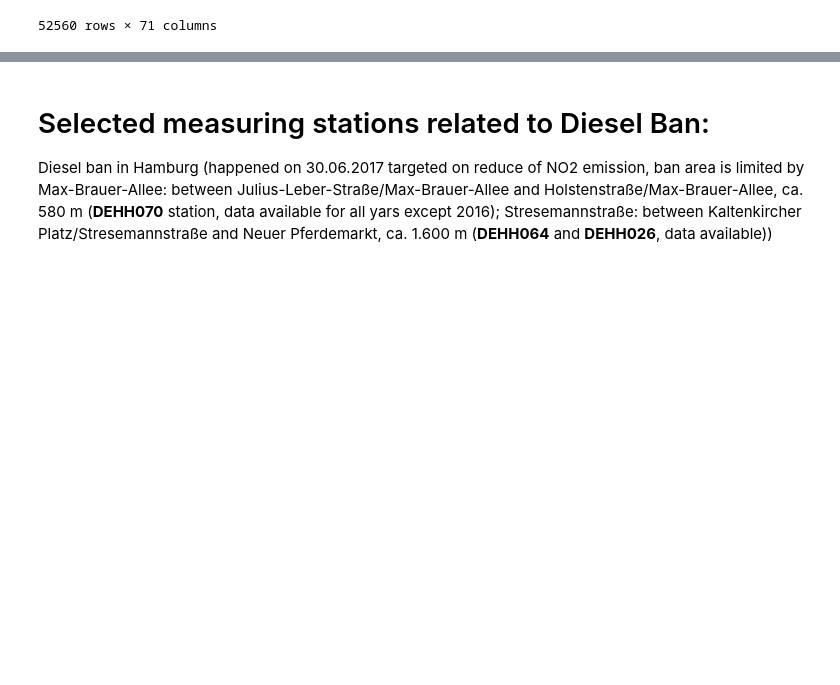
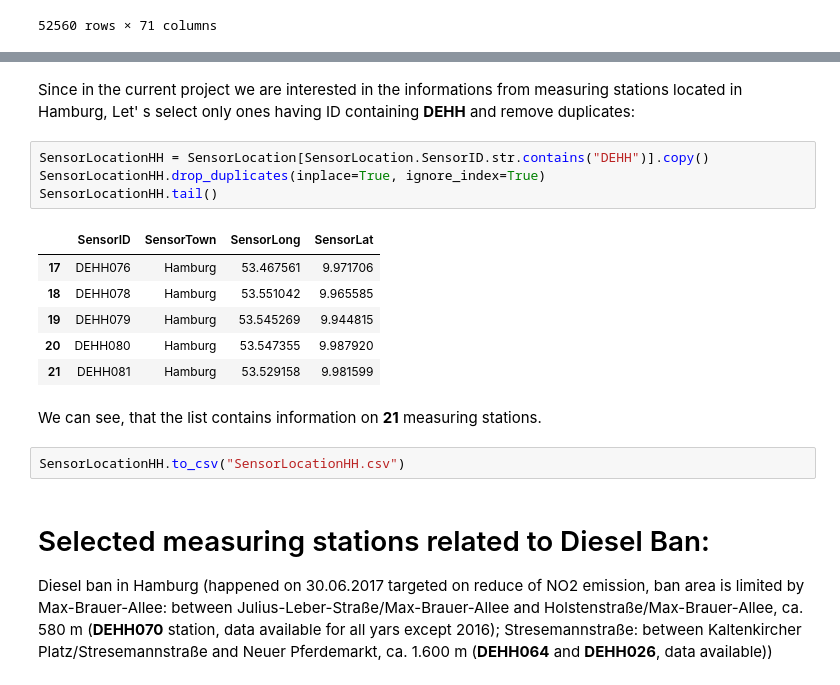
Before and after one commit to EvgenyGorelov/CorrelAid-Development-of-air-pollution-in-Hamburg, a Jupyter notebook: Correlaid.2013.19.etl.pandas.1.0.ipynb, the cells around one changed output, grey strips where cells are left out. Saved outputs shown, nothing was run; the diff lists cells and outputs as text; blank space fills up the shorter version.

```diff
--- a/Correlaid.2013.19.etl.pandas.1.0.ipynb
+++ b/Correlaid.2013.19.etl.pandas.1.0.ipynb
@@ -536,3 +580,21 @@ df_day_year
+# %% [markdown]
+Since in the current project we are interested in the informations from measuring stations located in Hamburg,
+Let' s select only ones having ID containing **DEHH** and remove duplicates:
+# %%
+SensorLocationHH = SensorLocation[SensorLocation.SensorID.str.contains("DEHH")].copy()
+SensorLocationHH.drop_duplicates(inplace=True, ignore_index=True)
+SensorLocationHH.tail()
+# %% [output]
+|  | SensorID | SensorTown | SensorLong | SensorLat |
+| 17 | DEHH076 | Hamburg | 53.467561 | 9.971706 |
+| 18 | DEHH078 | Hamburg | 53.551042 | 9.965585 |
+| 19 | DEHH079 | Hamburg | 53.545269 | 9.944815 |
+| 20 | DEHH080 | Hamburg | 53.547355 | 9.987920 |
+| 21 | DEHH081 | Hamburg | 53.529158 | 9.981599 |
+# %% [markdown]
+We can see, that the list contains information on **21** measuring stations.
+# %%
+SensorLocationHH.to_csv("SensorLocationHH.csv")
 # %% [markdown]
 # Selected measuring stations related to Diesel Ban:
 Diesel ban in Hamburg (happened on 30.06.2017 targeted on reduce of NO2 emission, ban area is limited by Max-Brauer-Allee: between Julius-Leber-Straße/Max-Brauer-Allee and Holstenstraße/Max-Brauer-Allee, ca. 580 m (**DEHH070** station, data available for all yars except 2016); Stresemannstraße: between Kaltenkircher Platz/Stresemannstraße and Neuer Pferdemarkt, ca. 1.600 m (**DEHH064** and **DEHH026**, data available))
```
Also changed, not shown: parts of 3 cells of this notebook, 1 other file.
